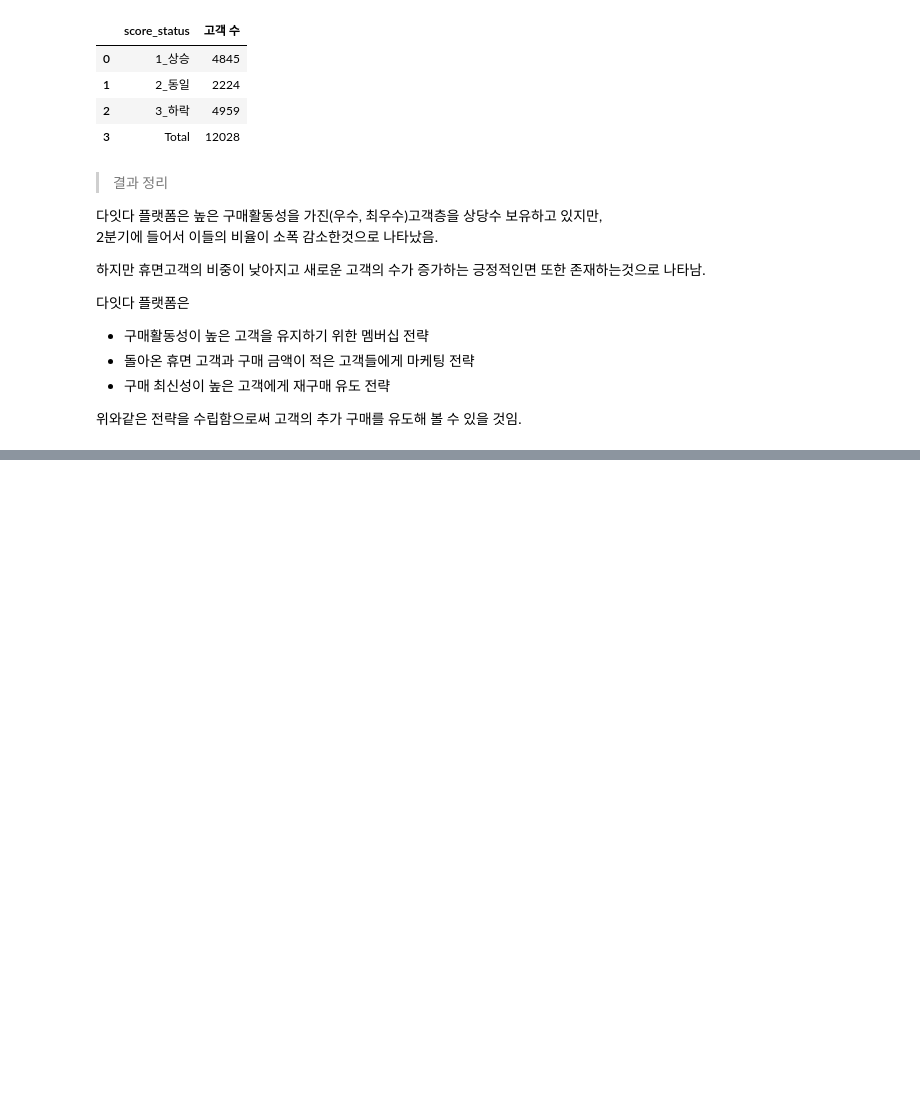
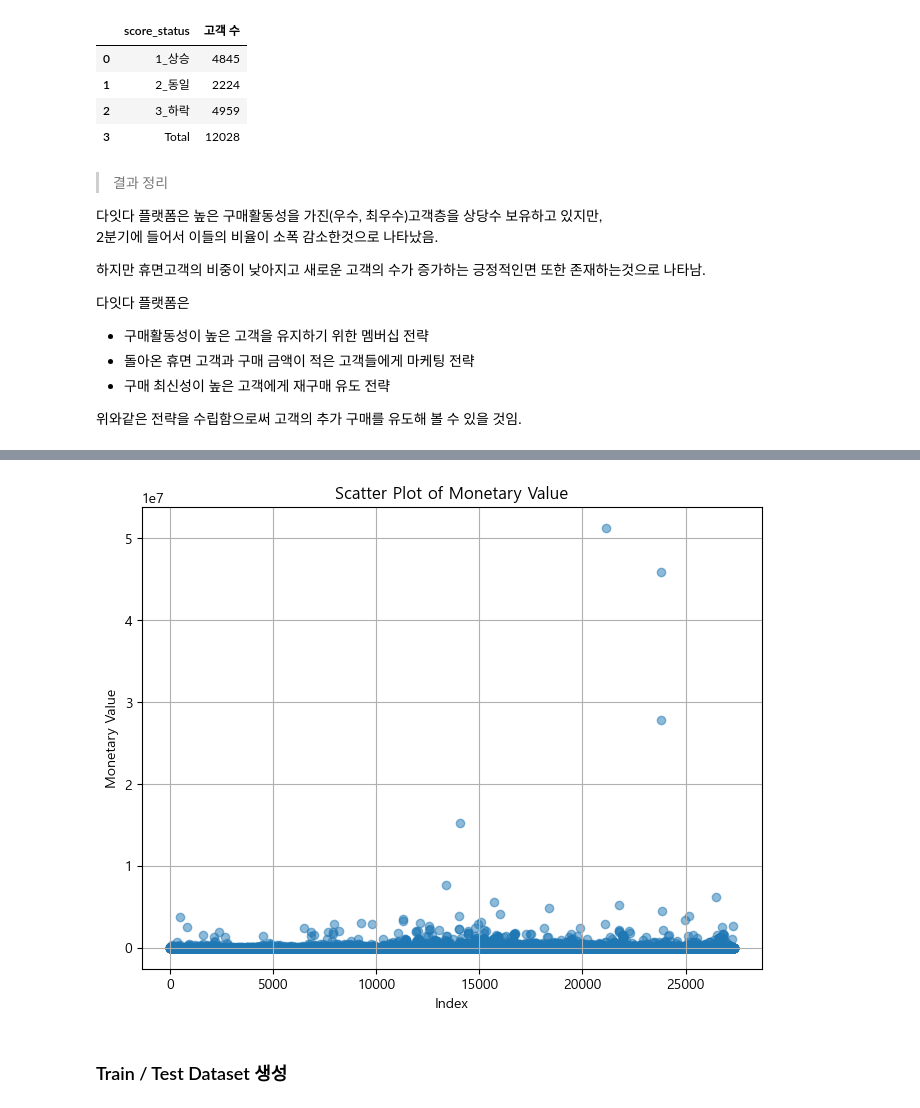
Before and after one commit to 99echoo/Data-Analysis-Portfolio, a Jupyter notebook: 쇼핑몰 이용 고객 데이터 LTV(고객 생애가치)증진 전략/쇼핑몰 플랫폼 분석 - RFM.ipynb, the cells around one changed output, grey strips where cells are left out. Saved outputs shown, nothing was run; the diff lists cells and outputs as text; code cells hidden in the pictures; blank space fills up the shorter version.

```diff
--- a/쇼핑몰 이용 고객 데이터 LTV(고객 생애가치)증진 전략/쇼핑몰 플랫폼 분석 - RFM.ipynb
+++ b/쇼핑몰 이용 고객 데이터 LTV(고객 생애가치)증진 전략/쇼핑몰 플랫폼 분석 - RFM.ipynb
@@ -1400,0 +1346,17 @@ KeyboardInterrupt:
+# %%
+import matplotlib.pyplot as plt
+
+# Assuming that 'metrics_df' and 'monetary_value' column exist in the current environment.
+# Scatter plot for monetary_value
+
+plt.figure(figsize=(8, 6))
+plt.scatter(range(len(metrics_df)), metrics_df['monetary_value'], alpha=0.5)
+plt.title('Scatter Plot of Monetary Value')
+plt.xlabel('Index')
+plt.ylabel('Monetary Value')
+plt.grid(True)
+plt.show()
+# %% [output]
+[figure, added]
+# %% [markdown]
+### Train / Test Dataset 생성
```
Also changed, not shown: parts of 52 cells of this notebook.
